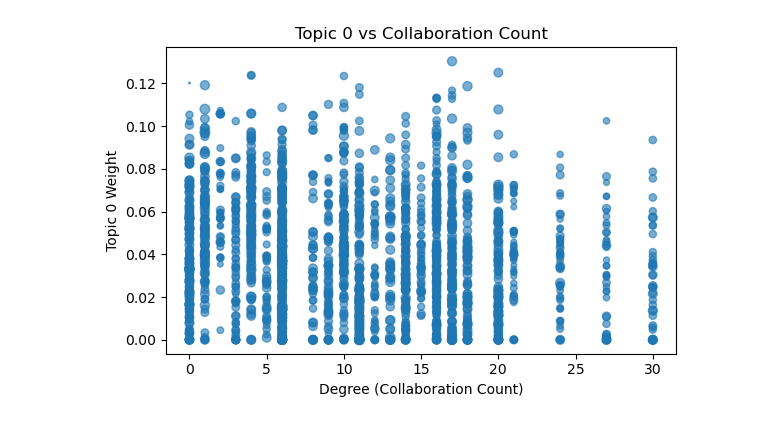
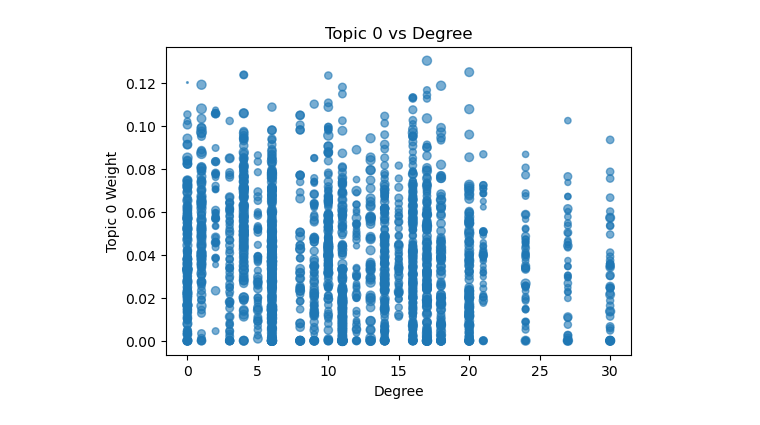
Before and after one commit to Benyla/Final_Assignment_02467, a Jupyter notebook: lyrics_analysis.ipynb, the cells around one changed output. Drawn from its saved outputs; the diff is of its cells as text; code cells hidden in the pictures.

```diff
--- a/lyrics_analysis.ipynb
+++ b/lyrics_analysis.ipynb
@@ -283,21 +133,10 @@ plt.show()
 # %%
-# Load your data (if not already)
-df_tracks = pd.read_csv("DATA/spotify_genius_data_noduplicates.csv")
-communities_df = pd.read_csv("DATA/communities.csv")
-
-df = df_tracks.rename(columns={'spotify_id': 'song_id'})
-
-# Merge to bring in the degree (collaboration count)
-df_merged = df.merge(communities_df[['song_id', 'degree']], on='song_id', how='inner')
-
-# Plot using degree as num_collaborations
+# Topic 0 weight vs degree (collaboration count)
+df_plot = df.merge(pd.DataFrame(topic_matrix, index=tokenized_data["song_id"])[0]
+                   .reset_index().rename(columns={0:"topic0"}), on="song_id")
 plt.figure(figsize=(6,4))
-plt.scatter(df_merged['degree'], topic_matrix[:, 0],
-            s=(df_merged['popularity'] / 2), alpha=0.6)
-plt.xlabel("Degree (Collaboration Count)")
-plt.ylabel("Topic 0 Weight")
-plt.title("Topic 0 vs Collaboration Count")
-plt.tight_layout()
-plt.show()
+plt.scatter(df_plot["degree"], df_plot["topic0"], s=df_plot["popularity"]/2, alpha=0.6)
+plt.xlabel("Degree"); plt.ylabel("Topic 0 Weight")
+plt.title("Topic 0 vs Degree"); plt.show()
 # %% [output]
-[figure, old version]
+[figure, new version]
```
Also changed, not shown: parts of 9 cells of this notebook, 1 other file.
